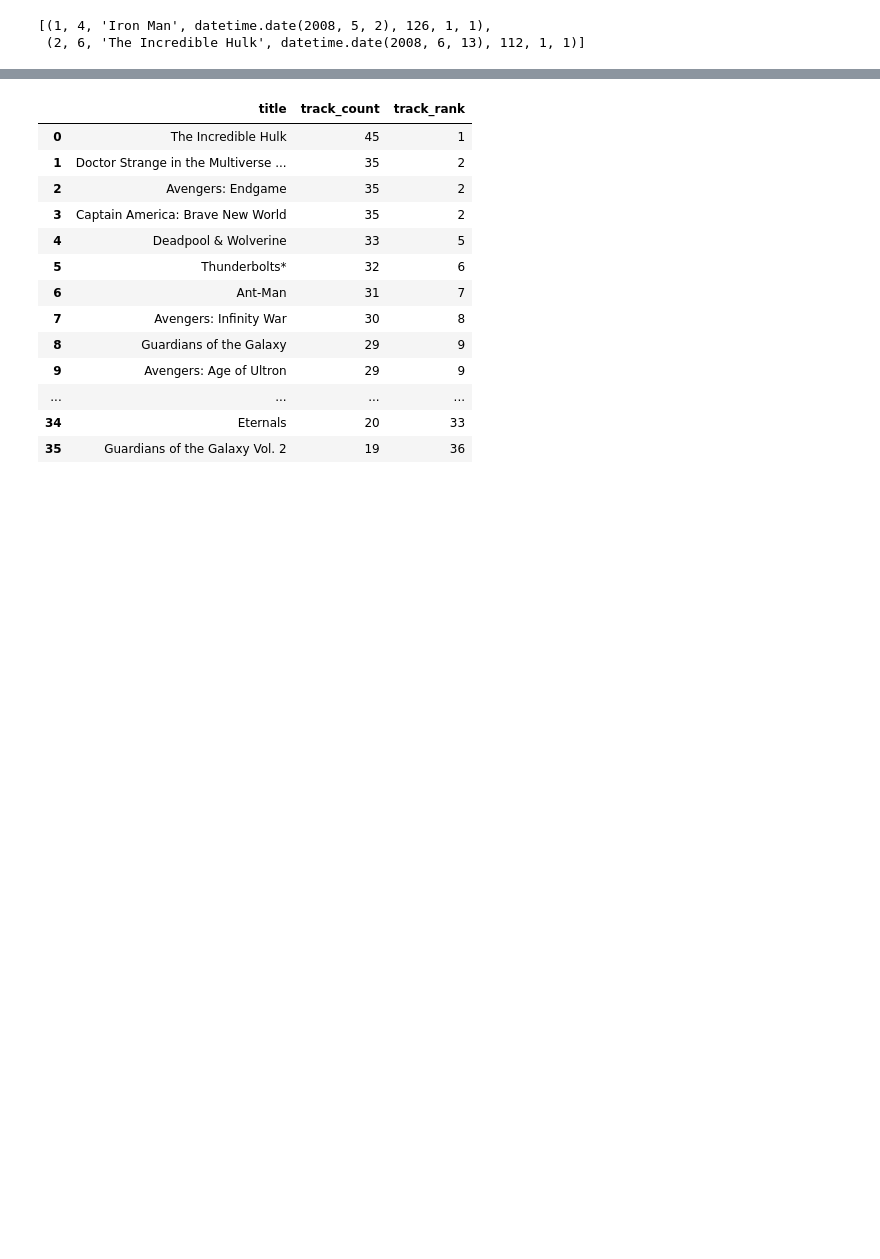
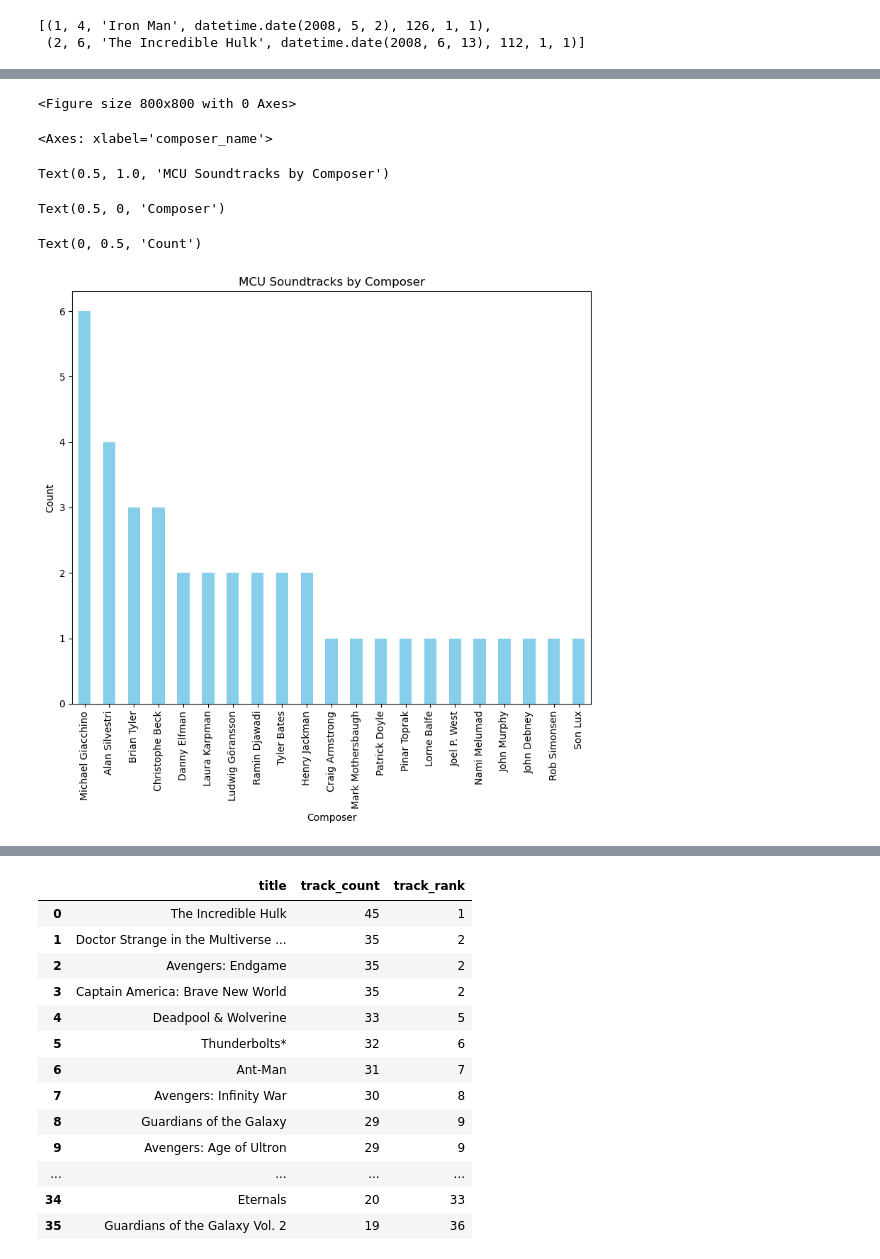
Before and after one commit to yeahaaron5/MCU_Soundtrack_Project, a Jupyter notebook: MCU_Soundtrack_PP.ipynb, the cells around one changed output, grey strips where cells are left out. Drawn from its saved outputs; the diff is of its cells as text; code cells hidden in the pictures; blank space fills up the shorter version.

```diff
--- a/MCU_Soundtrack_PP.ipynb
+++ b/MCU_Soundtrack_PP.ipynb
@@ -27,5 +27,6 @@ with engine.begin() as connection:
 [(1, 4, 'Iron Man', datetime.date(2008, 5, 2), 126, 1, 1),
  (2, 6, 'The Incredible Hulk', datetime.date(2008, 6, 13), 112, 1, 1)]
 # %%
-mps_data = pd.read_sql_table('movies_plus_soundtracks',engine)
-mps_data
+mps_data_query = """SELECT *
+                    FROM movies_plus_soundtracks
+                    ORDER BY chron_num"""
@@ -49,0 +33,3 @@ mps_data
+# %%
+mps_data = pd.read_sql_query(mps_data_query, engine)
+mps_data
@@ -49,0 +54,4 @@ mps_data
+# %%
+# Merging first and last name columns into one for simplicity
+mps_data['composer_name'] = mps_data['first_name'] + ' ' + mps_data['last_name']
+mps_data
@@ -49,0 +96,4 @@ mps_data
+# %%
+# Obtaining the amount of times a composer has scored a MCU soundtrack
+composer_count = mps_data['composer_name'].value_counts()
+composer_count
@@ -49,0 +121,17 @@ mps_data
+# %%
+# Creating a bar plot to visualize which composers were used most often
+plt.figure(figsize=(8,8))
+
+composer_count.plot(kind = 'bar', color = 'skyblue')
+plt.title('MCU Soundtracks by Composer')
+plt.xlabel('Composer')
+plt.ylabel('Count')
+plt.tight_layout()
+plt.show()
+# %% [output]
+<Figure size 800x800 with 0 Axes>
+<Axes: xlabel='composer_name'>
+Text(0.5, 1.0, 'MCU Soundtracks by Composer')
+Text(0.5, 0, 'Composer')
+Text(0, 0.5, 'Count')
+[figure, added]
```
Also changed, not shown: parts of 15 cells of this notebook.
